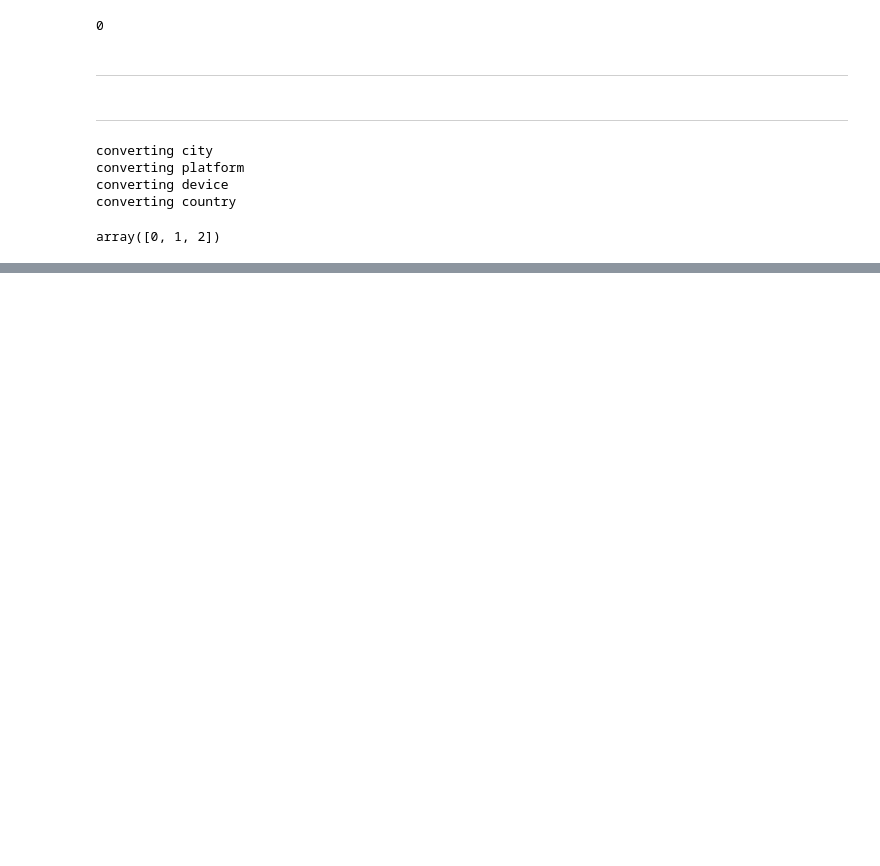
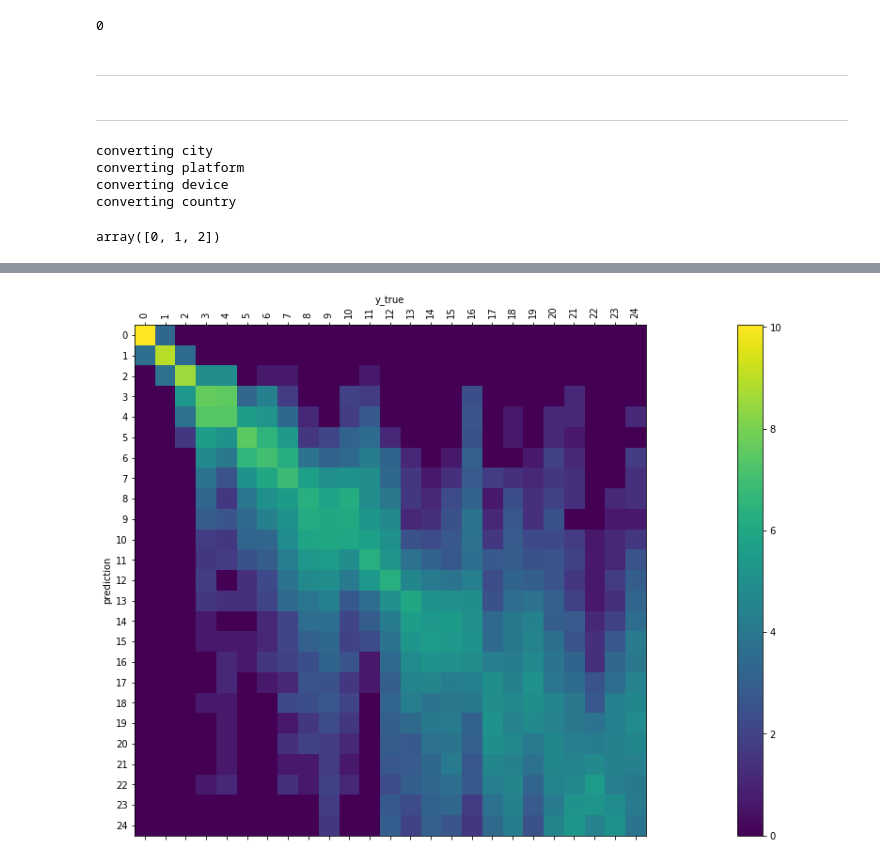
Before and after one commit to samshipengs/naps, a Jupyter notebook: NN-no_embeddings.ipynb, the cells around one changed output, grey strips where cells are left out. Saved outputs shown, nothing was run; the diff lists cells and outputs as text; code cells hidden in the pictures; blank space fills up the shorter version.

Commit message:
add confusion matrix

```diff
--- a/NN-no_embeddings.ipynb
+++ b/NN-no_embeddings.ipynb
@@ -10,7 +10,7 @@ from utils import ignore_warnings, load_data
 %load_ext autoreload
 %autoreload 2
 # %%
-train = load_data('train', nrows=5000000)
+train = load_data('train', nrows=1000000)
 def fprint(df, name):
     print(f'{name} shape: ({df.shape[0]:,}, {df.shape[1]})')
 
@@ -146,5 +146,6 @@ train shape: (444,716, 18)
 print(f'drop number of rows reference id not in impressions list: {train.target.isna().sum()}')
 # drop the ones whose reference is not in the impression list
 train = train[train['target'].notna()].reset_index(drop=True)
+train['target'] = train['target'].astype(int)
 fprint(train, 'train')
 # %% [output]
@@ -601,0 +652,36 @@ _ = plt.legend()
+# %%
+def confusion_matrix(y_pred, y_true, normalize='row', level=0, log_scale=False):
+    compare = pd.DataFrame({'prediction': y_pred, 'y_true': y_true})
+    counts = compare.groupby('y_true')['prediction'].value_counts()
+    mat = counts.unstack(level=0)
+    mat.fillna(0, inplace=True)
+
+    if normalize == 'row':
+        row_sum = mat.sum(axis=1)
+        mat = mat.div(row_sum, axis=0)
+        log_scale = False
+    elif normalize == 'column':
+        col_sum = mat.sum(axis=0)
+        mat = mat.div(col_sum, axis=1)
+        log_scale = False
+    # plot
+    fig = plt.figure(figsize=(35,10))
+    ax = fig.add_subplot(111)
+    if log_scale:
+        cax = ax.matshow(np.log1p(mat), interpolation='nearest')#, cmap='coolwarm')#, aspect='auto')
+    else:
+        cax = ax.matshow(mat, interpolation='nearest')#, cmap='coolwarm')#, aspect='auto')
+    fig.colorbar(cax)
+    ax.set_xlabel(f'{mat.columns.name}')
+    ax.xaxis.set_label_position('top')
+    ax.set_ylabel(f'{mat.index.name}')
+
+    ax.set_xticks(np.arange(mat.shape[1]))
+    ax.set_xticklabels(list(mat.columns.astype(str)), rotation=90)
+    ax.set_yticks(np.arange(mat.shape[0]))
+    _ = ax.set_yticklabels(list(mat.index.astype(str)))
+    return mat
+# %%
+mat = confusion_matrix(trn_pred_label, y_trn, normalize=False, level=0, log_scale=True)
+# %% [output]
+[figure, added]
```
Also changed, not shown: parts of 36 cells of this notebook, 2 other files.
